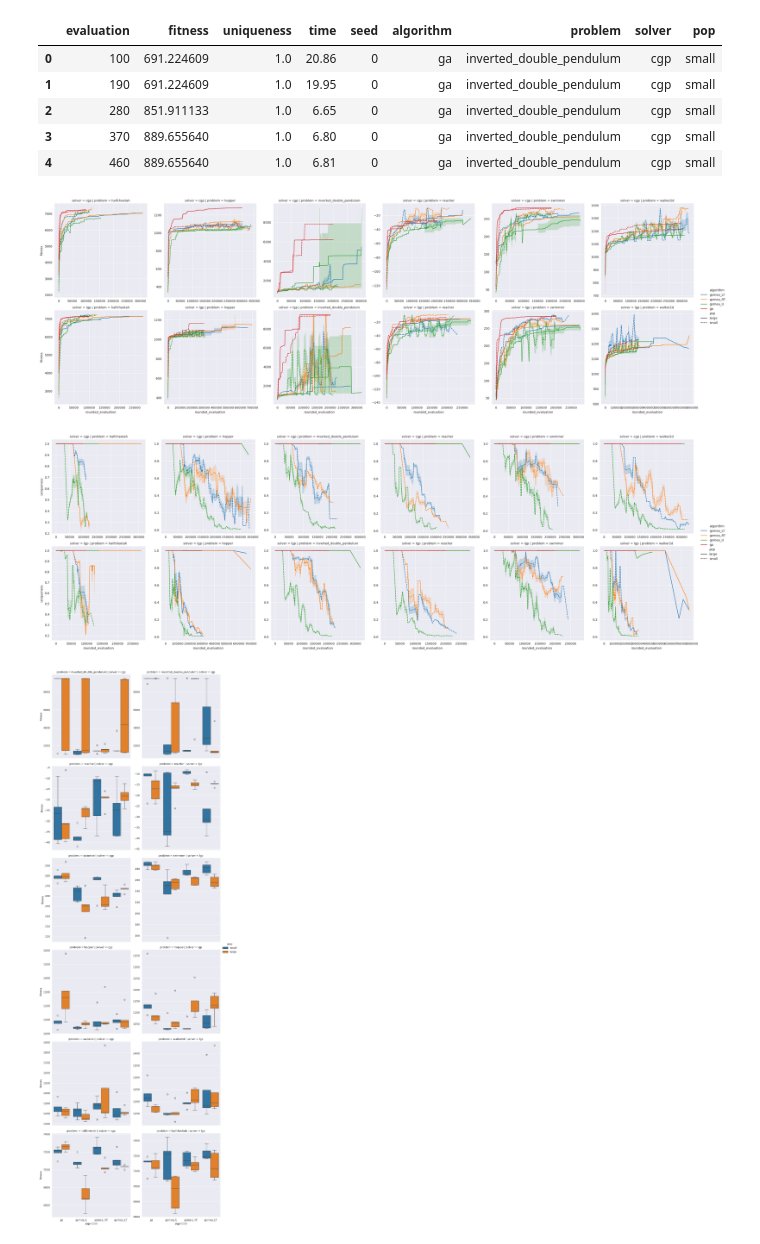
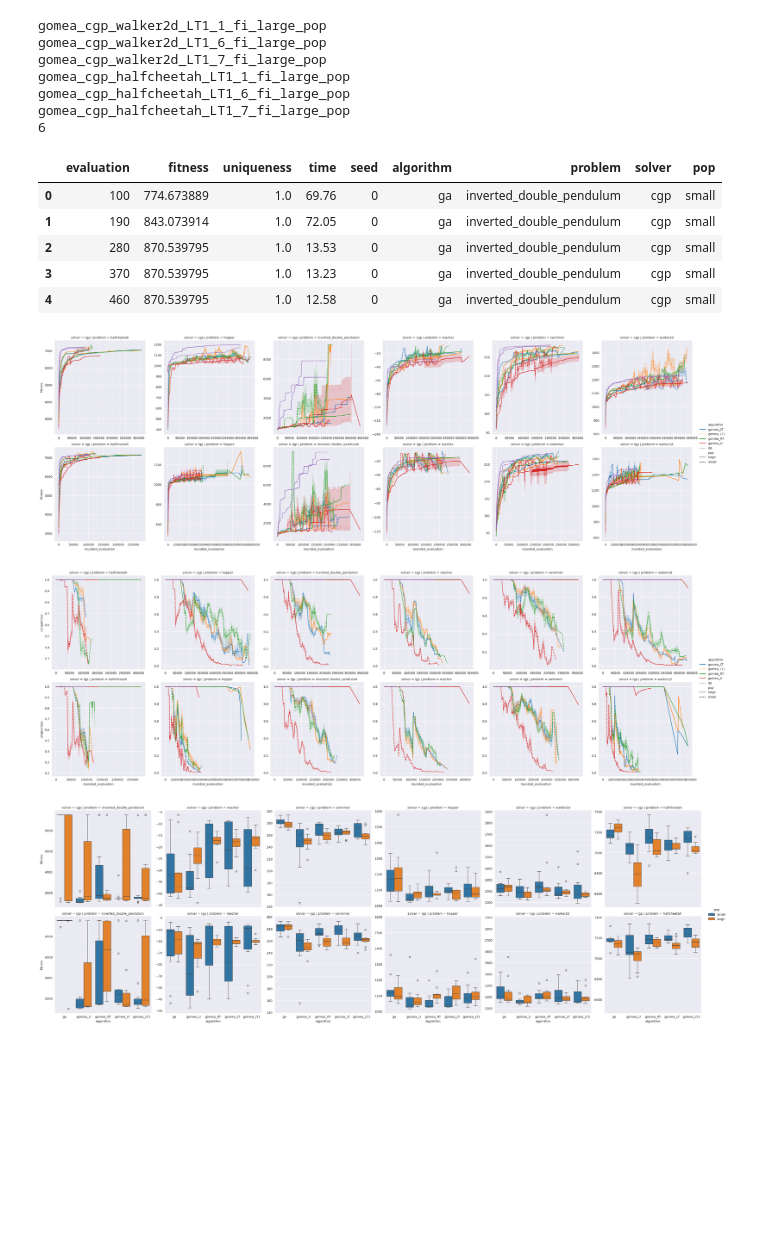
Before and after one commit to giorgia-nadizar/cgpax, a Jupyter notebook: analysis/continuous_control.ipynb, the cells around one changed output. Cells and saved outputs as stored; diff of their text form; code cells hidden in the pictures; blank space fills up the shorter version.

Commit message:
data analysis

```diff
--- a/analysis/continuous_control.ipynb
+++ b/analysis/continuous_control.ipynb
@@ -4,25 +4,27 @@ import seaborn as sns
 from matplotlib import pyplot as plt
 # %%
 problems = ["inverted_double_pendulum", "reacher", "swimmer", "hopper", "walker2d", "halfcheetah"]
-seeds = range(0, 5)
+seeds = range(0, 10)
 algorithms = ["ga", "gomea"]
 solvers = ["cgp", "lgp"]
 
+missing = 0
 dfs = []
-for solver in solvers:
-    for pop in ["small", "large"]:  #, "diverse"]:
-        div = "_large_pop" if pop == "large" else ("_diversity" if pop == "diverse" else "")
-        for algorithm in algorithms:
-            for problem in problems:
+for algorithm in algorithms:
+    for solver in solvers:
+        for problem in problems:
+            for pop in ["small", "large"]:  #, "diverse"]:
+                div = "_large_pop" if pop == "large" else ("_diversity" if pop == "diverse" else "")
                 for seed in seeds:
                     if algorithm == "gomea":
-                        for fos in ["U", "RT", "LT", ]:  # "LT1", "N1", "N2"]:
+                        for fos in ["U", "RT", "LT",  "LT1"]:#, "N1", "N2"]:
                             try:
                                 tmp_df = pd.read_csv(
                                     f"../results/control/{algorithm}_{solver}_{problem}_{fos}_{seed}_fi{div}.csv")
                             except FileNotFoundError as e:
-                                tmp_df = pd.read_csv(
-                                    f"../results/control/{algorithm}_{solver}_{problem}_{fos}_{seed + 5}_fi{div}.csv")
+                                missing += 1
+                                print(f"{algorithm}_{solver}_{problem}_{fos}_{seed}_fi{div}")
+                                continue
                             tmp_df["seed"] = seed
                             tmp_df["pop"] = pop
                             tmp_df["algorithm"] = f"{algorithm}_{fos}"
@@ -35,8 +37,9 @@ for solver in solvers:
                         try:
                             tmp_df = pd.read_csv(f"../results/control/{algorithm}_{solver}_{problem}_{seed}{div}.csv")
                         except FileNotFoundError as e:
-                            tmp_df = pd.read_csv(
-                                f"../results/control/{algorithm}_{solver}_{problem}_{seed + 5}{div}.csv")
+                            missing += 1
+                            print(f"{algorithm}_{solver}_{problem}_{seed}_fi{div}")
+                            continue
                         tmp_df["seed"] = seed
                         tmp_df["algorithm"] = algorithm
                         tmp_df["problem"] = problem
@@ -44,14 +47,22 @@ for solver in solvers:
                         tmp_df["pop"] = pop
                         dfs.append(tmp_df)
 control_df = pd.concat(dfs, ignore_index=True)
+print(missing)
 control_df.head()
 # %% [output]
+gomea_cgp_walker2d_LT1_1_fi_large_pop
+gomea_cgp_walker2d_LT1_6_fi_large_pop
+gomea_cgp_walker2d_LT1_7_fi_large_pop
+gomea_cgp_halfcheetah_LT1_1_fi_large_pop
+gomea_cgp_halfcheetah_LT1_6_fi_large_pop
+gomea_cgp_halfcheetah_LT1_7_fi_large_pop
+6
 |  | evaluation | fitness | uniqueness | time | seed | algorithm | problem | solver | pop |
-| 0 | 100 | 691.224609 | 1.0 | 20.86 | 0 | ga | inverted_double_pendulum | cgp | small |
-| 1 | 190 | 691.224609 | 1.0 | 19.95 | 0 | ga | inverted_double_pendulum | cgp | small |
-| 2 | 280 | 851.911133 | 1.0 | 6.65 | 0 | ga | inverted_double_pendulum | cgp | small |
-| 3 | 370 | 889.655640 | 1.0 | 6.80 | 0 | ga | inverted_double_pendulum | cgp | small |
-| 4 | 460 | 889.655640 | 1.0 | 6.81 | 0 | ga | inverted_double_pendulum | cgp | small |
+| 0 | 100 | 774.673889 | 1.0 | 69.76 | 0 | ga | inverted_double_pendulum | cgp | small |
+| 1 | 190 | 843.073914 | 1.0 | 72.05 | 0 | ga | inverted_double_pendulum | cgp | small |
+| 2 | 280 | 870.539795 | 1.0 | 13.53 | 0 | ga | inverted_double_pendulum | cgp | small |
+| 3 | 370 | 870.539795 | 1.0 | 13.23 | 0 | ga | inverted_double_pendulum | cgp | small |
+| 4 | 460 | 870.539795 | 1.0 | 12.58 | 0 | ga | inverted_double_pendulum | cgp | small |
 # %%
 rounding_factor = 1000
 control_df["rounded_evaluation"] = (control_df["evaluation"] / rounding_factor).round() * rounding_factor
@@ -75,7 +86,7 @@ sns.relplot(
 )
 plt.show()
 # %% [output]
-[figure, old version]
+[figure, new version]
 # %%
 sns.relplot(
     agg_df,
@@ -90,19 +101,18 @@ sns.relplot(
 )
 plt.show()
 # %% [output]
-[figure, old version]
+[figure, new version]
 # %%
 control_df["max_eval"] = control_df.groupby(["algorithm", "problem", "seed", "pop", "solver"])["evaluation"].transform(
     "max")
 final_control_df = control_df[control_df["evaluation"] == control_df["max_eval"]].drop(columns="max_eval")
 sns.catplot(
-    data=final_control_df, x='algorithm', y='fitness', hue="pop", col="solver",
-    row='problem', kind='box',
-    sharey=False
+    data=final_control_df, x='algorithm', y='fitness', hue="pop", row="solver",
+    col='problem', kind='box', sharey="col"
 )
 plt.show()
 # %% [output]
-[figure, old version]
+[figure, new version]
 # %%
 sns.catplot(
     data=final_control_df, x='algorithm', y='uniqueness', hue="pop",
```
Also changed, not shown: parts of 6 cells of this notebook, 6 other files.
